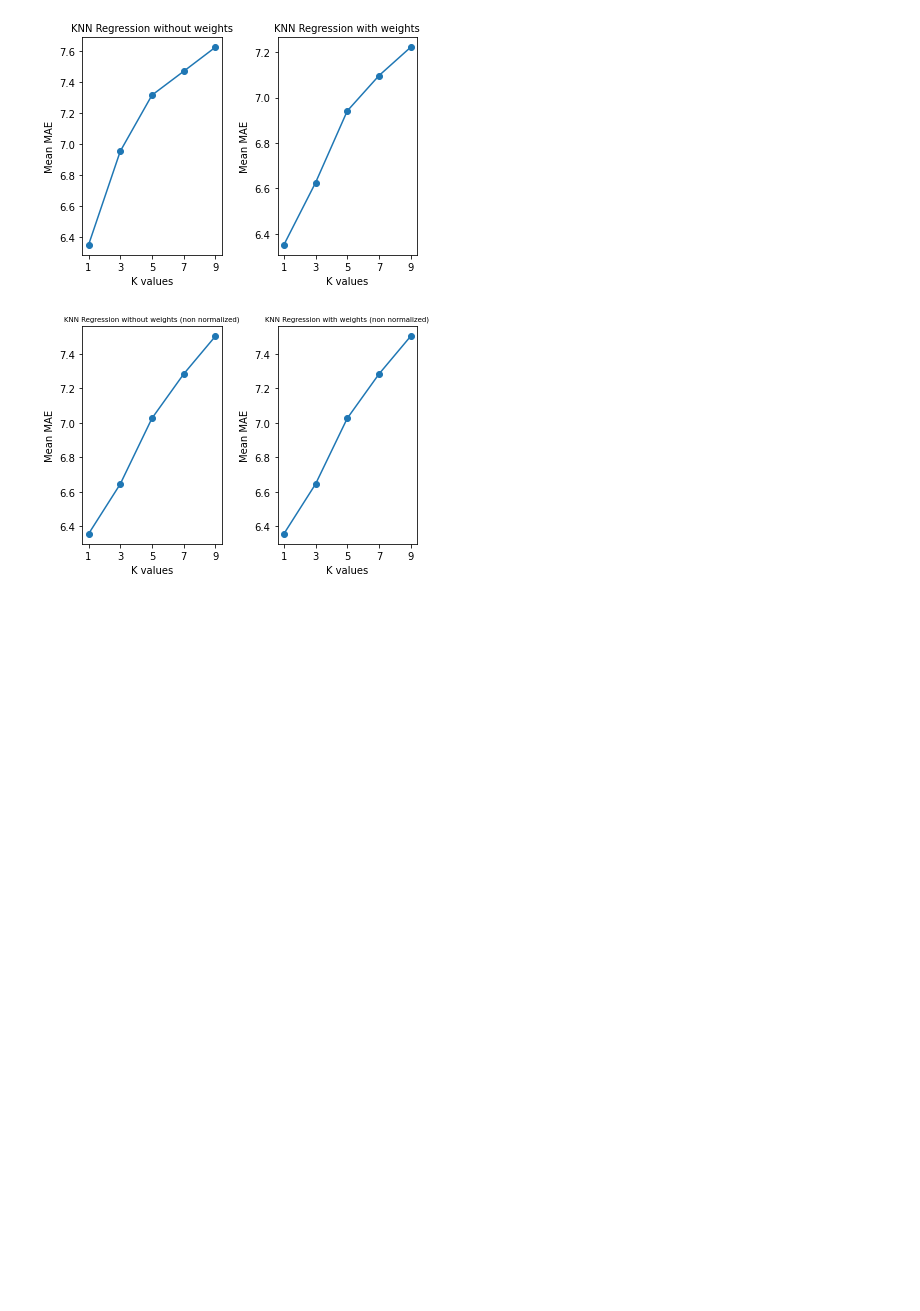
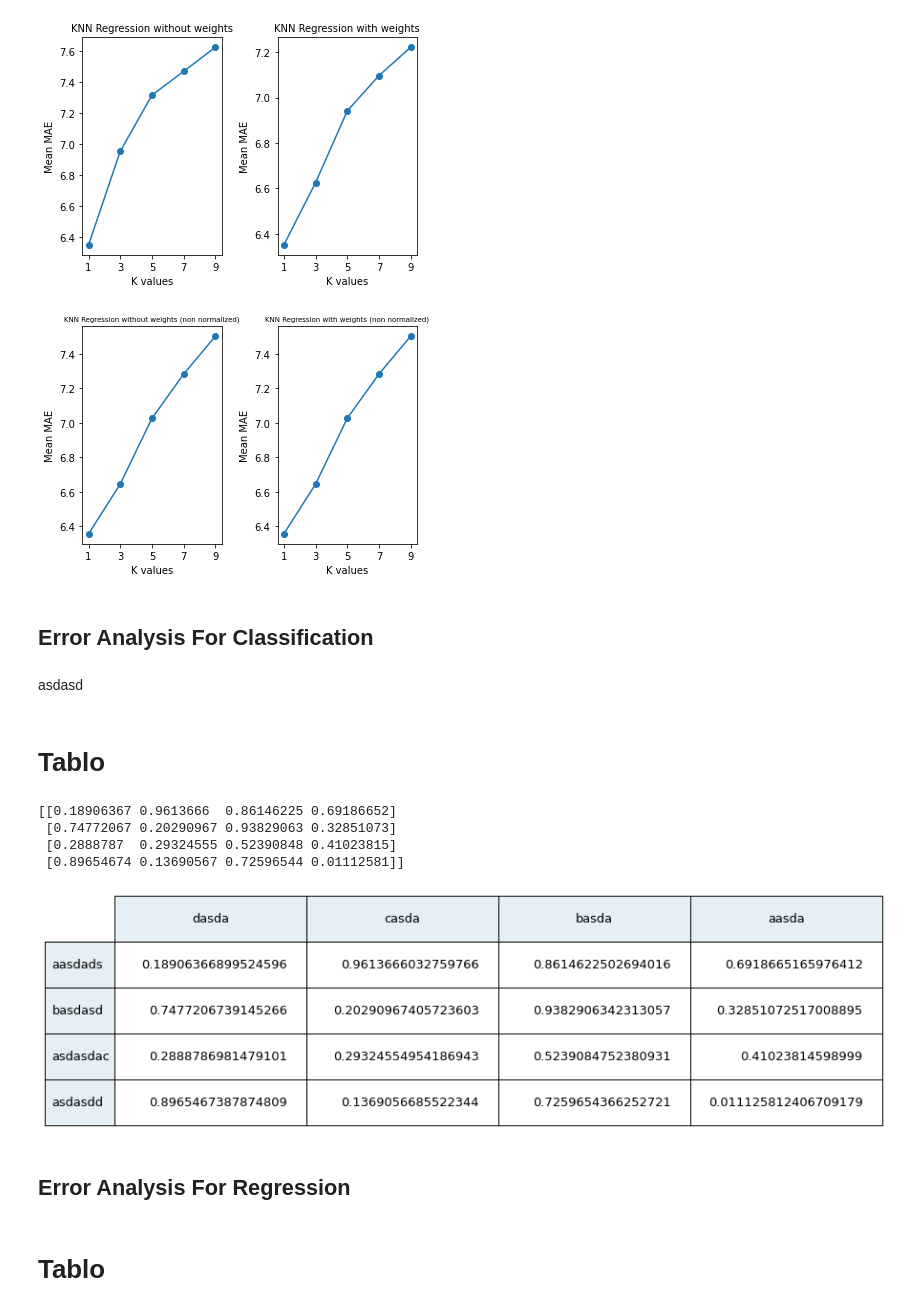
Before and after one commit to ugurcanerdogan/KNN-Classification-Regression, a Jupyter notebook: report.ipynb, the cells around one changed output. Cells and saved outputs as stored; diff of their text form; code cells hidden in the pictures; blank space fills up the shorter version.

Commit message:
report.ipynb updated with sample table, will be updated with real data

```diff
--- a/report.ipynb
+++ b/report.ipynb
@@ -708,3 +724,51 @@ display(arr1, arr2, arr3, arr4, arr5, arr6, arr7, arr8)
 [figure]
 [figure]
 [figure]
+# %% [markdown]
+## Error Analysis For Classification
+# %% [markdown]
+asdasd
+# %% [markdown]
+# Tablo
+# %%
+row_headers = ["aasdads","basdasd","asdasdac","asdasdd"]
+column_headers = ["dasda", "casda", "basda", "aasda"]
+cell_text = np.random.rand(4,4)
+print(cell_text)
+
+rcolors = plt.cm.BuPu(np.full(len(row_headers), 0.1))
+ccolors = plt.cm.BuPu(np.full(len(column_headers), 0.1))
+
+
+fig, ax = plt.subplots()
+
+# hide axes
+fig.patch.set_visible(False)
+ax.axis('off')
+ax.axis('tight')
+
+tbl = ax.table(
+    cellText=cell_text,
+    colLabels=column_headers,
+    rowLabels=row_headers,
+    rowColours=rcolors,
+    rowLoc='left',
+    colColours=ccolors,
+    colWidths = [0.6, 0.6, 0.6, 0.6],
+    loc='center')
+
+fig.tight_layout()
+
+tbl.set_fontsize(25)
+tbl.scale(1,4)
+plt.show()
+# %% [output]
+[[0.18906367 0.9613666  0.86146225 0.69186652]
+ [0.74772067 0.20290967 0.93829063 0.32851073]
+ [0.2888787  0.29324555 0.52390848 0.41023815]
+ [0.89654674 0.13690567 0.72596544 0.01112581]]
+[figure, added]
+# %% [markdown]
+## Error Analysis For Regression
+# %% [markdown]
+# Tablo
```
Also changed, not shown: parts of 8 cells of this notebook.
